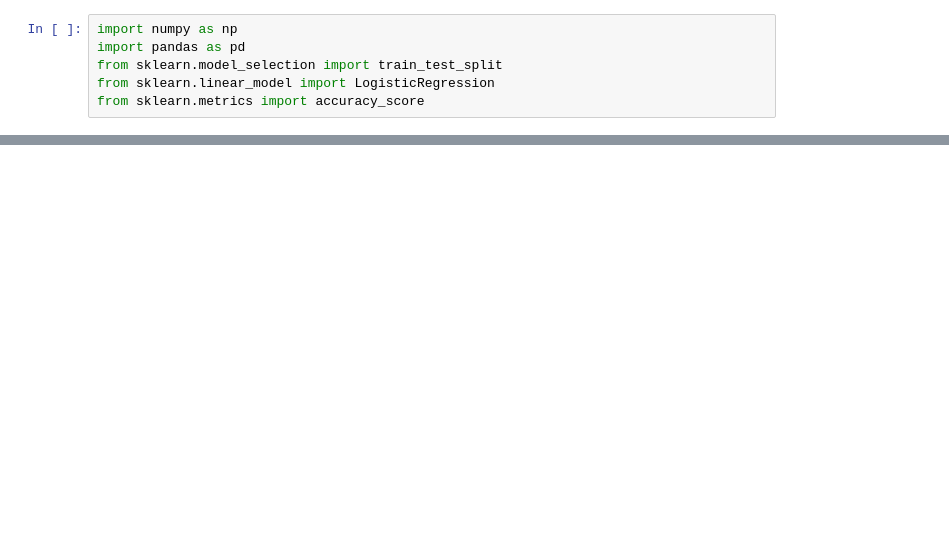
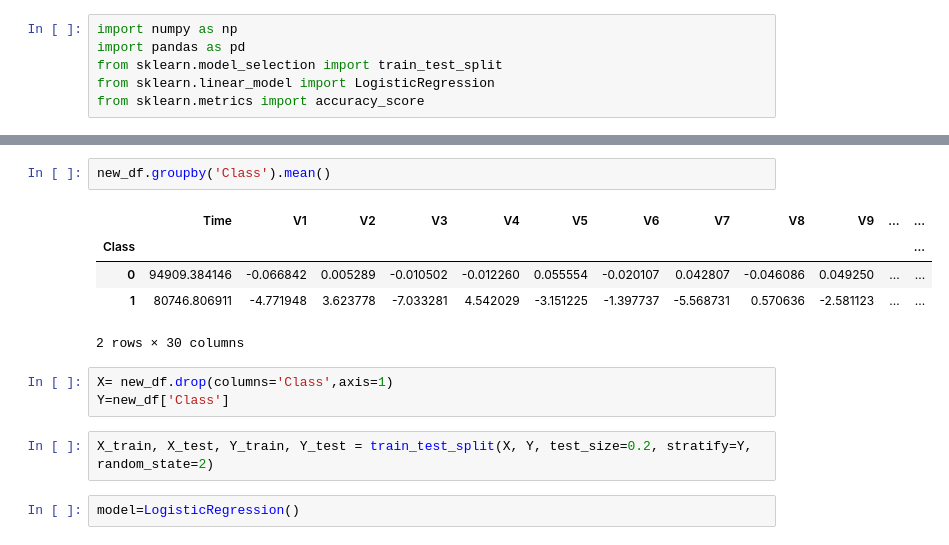
Before and after one commit to Sachin0527/my_project1, a Jupyter notebook: creditCardFraud.ipynb, the cells around one changed output, grey strips where cells are left out. Drawn from its saved outputs; the diff is of its cells as text; blank space fills up the shorter version.

```diff
--- a/creditCardFraud.ipynb
+++ b/creditCardFraud.ipynb
@@ -13,0 +142,15 @@ FileNotFoundError: [Errno 2] No such file or directory: 'kaggle datasets downloa
+# %%
+new_df.groupby('Class').mean()
+# %% [output]
+|  | Time | V1 | V2 | V3 | V4 | V5 | V6 | V7 | V8 | V9 | ... | ... |
+| Class |  |  |  |  |  |  |  |  |  |  |  | ... |
+| 0 | 94909.384146 | -0.066842 | 0.005289 | -0.010502 | -0.012260 | 0.055554 | -0.020107 | 0.042807 | -0.046086 | 0.049250 | ... | ... |
+| 1 | 80746.806911 | -4.771948 | 3.623778 | -7.033281 | 4.542029 | -3.151225 | -1.397737 | -5.568731 | 0.570636 | -2.581123 | ... | ... |
+2 rows × 30 columns
+# %%
+X= new_df.drop(columns='Class',axis=1)
+Y=new_df['Class']
+# %%
+X_train, X_test, Y_train, Y_test = train_test_split(X, Y, test_size=0.2, stratify=Y, random_state=2)
+# %%
+model=LogisticRegression()
```
Also changed, not shown: parts of 17 cells of this notebook.
